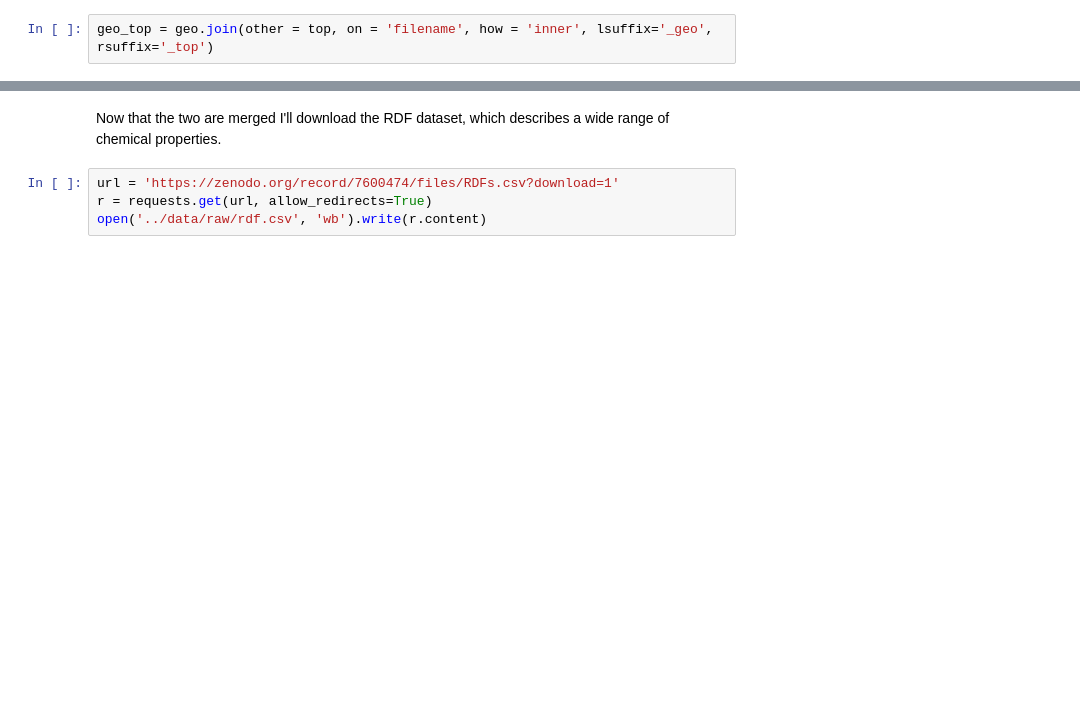
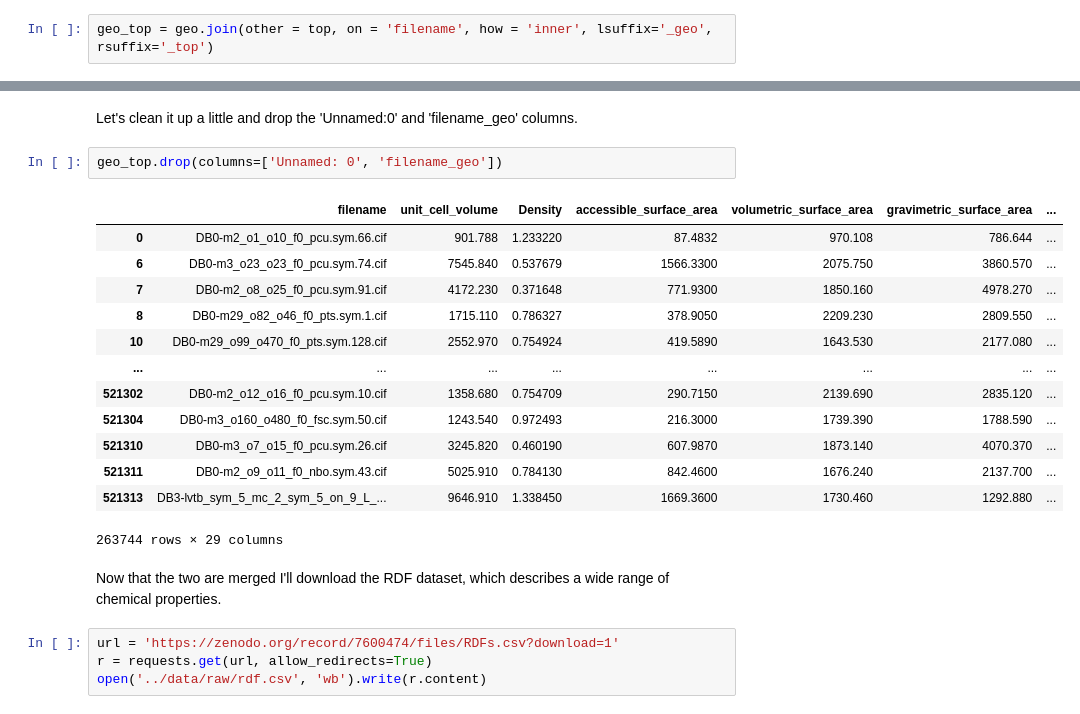
Before and after one commit to zjbrown0689/MOF-Capstone, a Jupyter notebook: notebooks/1_data_wrangling_ARC_mof.ipynb, the cells around one changed output, grey strips where cells are left out. Cells and saved outputs as stored; diff of their text form; blank space fills up the shorter version.

```diff
--- a/notebooks/1_data_wrangling_ARC_mof.ipynb
+++ b/notebooks/1_data_wrangling_ARC_mof.ipynb
@@ -102,3 +146,21 @@ geo_top.head()
+# %% [markdown]
+Let's clean it up a little and drop the 'Unnamed:0' and 'filename_geo' columns.
+# %%
+geo_top.drop(columns=['Unnamed: 0', 'filename_geo'])
+# %% [output]
+|  | filename | unit_cell_volume | Density | accessible_surface_area | volumetric_surface_area | gravimetric_surface_area | ... |
+| 0 | DB0-m2_o1_o10_f0_pcu.sym.66.cif | 901.788 | 1.233220 | 87.4832 | 970.108 | 786.644 | ... |
+| 6 | DB0-m3_o23_o23_f0_pcu.sym.74.cif | 7545.840 | 0.537679 | 1566.3300 | 2075.750 | 3860.570 | ... |
+| 7 | DB0-m2_o8_o25_f0_pcu.sym.91.cif | 4172.230 | 0.371648 | 771.9300 | 1850.160 | 4978.270 | ... |
+| 8 | DB0-m29_o82_o46_f0_pts.sym.1.cif | 1715.110 | 0.786327 | 378.9050 | 2209.230 | 2809.550 | ... |
+| 10 | DB0-m29_o99_o470_f0_pts.sym.128.cif | 2552.970 | 0.754924 | 419.5890 | 1643.530 | 2177.080 | ... |
+| ... | ... | ... | ... | ... | ... | ... | ... |
+| 521302 | DB0-m2_o12_o16_f0_pcu.sym.10.cif | 1358.680 | 0.754709 | 290.7150 | 2139.690 | 2835.120 | ... |
+| 521304 | DB0-m3_o160_o480_f0_fsc.sym.50.cif | 1243.540 | 0.972493 | 216.3000 | 1739.390 | 1788.590 | ... |
+| 521310 | DB0-m3_o7_o15_f0_pcu.sym.26.cif | 3245.820 | 0.460190 | 607.9870 | 1873.140 | 4070.370 | ... |
+| 521311 | DB0-m2_o9_o11_f0_nbo.sym.43.cif | 5025.910 | 0.784130 | 842.4600 | 1676.240 | 2137.700 | ... |
+| 521313 | DB3-lvtb_sym_5_mc_2_sym_5_on_9_L_... | 9646.910 | 1.338450 | 1669.3600 | 1730.460 | 1292.880 | ... |
+263744 rows × 29 columns
 # %% [markdown]
 Now that the two are merged I'll download the RDF dataset, which describes a wide range of chemical properties.
 # %%
```
Also changed, not shown: parts of 58 cells of this notebook.
